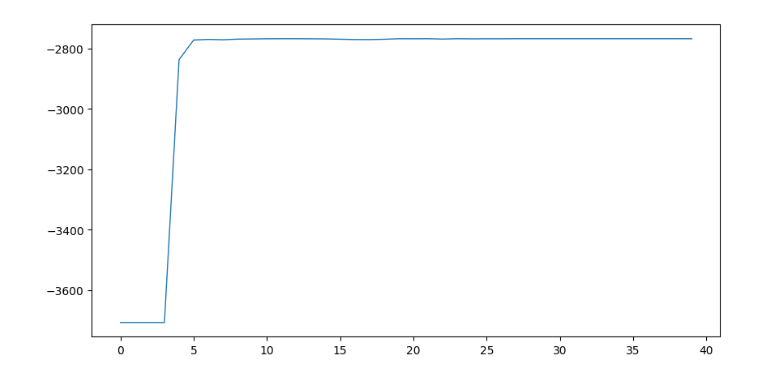
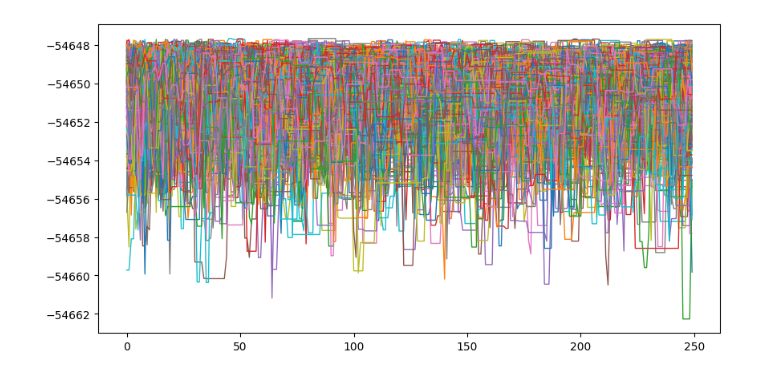
Before and after one commit to auggiemarignier/icanisddr, a Jupyter notebook: experiments/bulkic/notebooks/analyse_samples.ipynb, the cells around one changed output. Cells and saved outputs as stored; diff of their text form; code cells hidden in the pictures.

```diff
--- a/experiments/bulkic/notebooks/analyse_samples.ipynb
+++ b/experiments/bulkic/notebooks/analyse_samples.ipynb
@@ -34,7 +35,7 @@ def get_results_dir(n: int = 0) -> Path:
     output_dirs = [d for d in output_dirs if d.is_dir()]
     return output_dirs[n]
 # %%
-RESULTS_DIR = get_results_dir(1)
+RESULTS_DIR = get_results_dir(0)
 
 cfg = SynthConfig.load(RESULTS_DIR / "config.yaml")
 prior = CompoundPrior.from_dict(cfg.priors.model_dump())
@@ -62,20 +58,24 @@ for prior_component in prior.prior_components:
         idx = prior_component.indices
         samples[..., idx] = prior_component.prior_fn._wrap(samples[..., idx])
 # %%
-keep_mask = (ln_prob > -5000).all(axis=0)
-ln_prob = ln_prob[:, keep_mask]
-samples = samples[:, keep_mask, :]
+burn = 500
+thin = 10
+ln_prob = ln_prob[burn::thin, :]
+samples = samples[burn::thin, :, :]
+keep_chains = (ln_prob > -60000).all(axis=0)
+ln_prob = ln_prob[:, keep_chains]
+samples = samples[:, keep_chains, :]
 
 with open(RESULTS_DIR / "lnprob.pkl", "wb") as f:
     pickle.dump(ln_prob.reshape(-1), f)
 with open(RESULTS_DIR / "samples.pkl", "wb") as f:
     pickle.dump(samples.reshape(-1, prior.n), f)
 
 fig, axes = plt.subplots(1, 1, figsize=(10, 5))
 axes.plot(ln_prob, lw=1)
 plt.show()
 # %% [output]
-[figure, old version]
+[figure, new version]
 # %%
 if prior.n == 7:
     names = ["dA", "dC-dA", "dF-dA+2dN", "dL", "dN-dL", "eta1", "eta2"]
```
Also changed, not shown: parts of 8 cells of this notebook, 6 other files.
